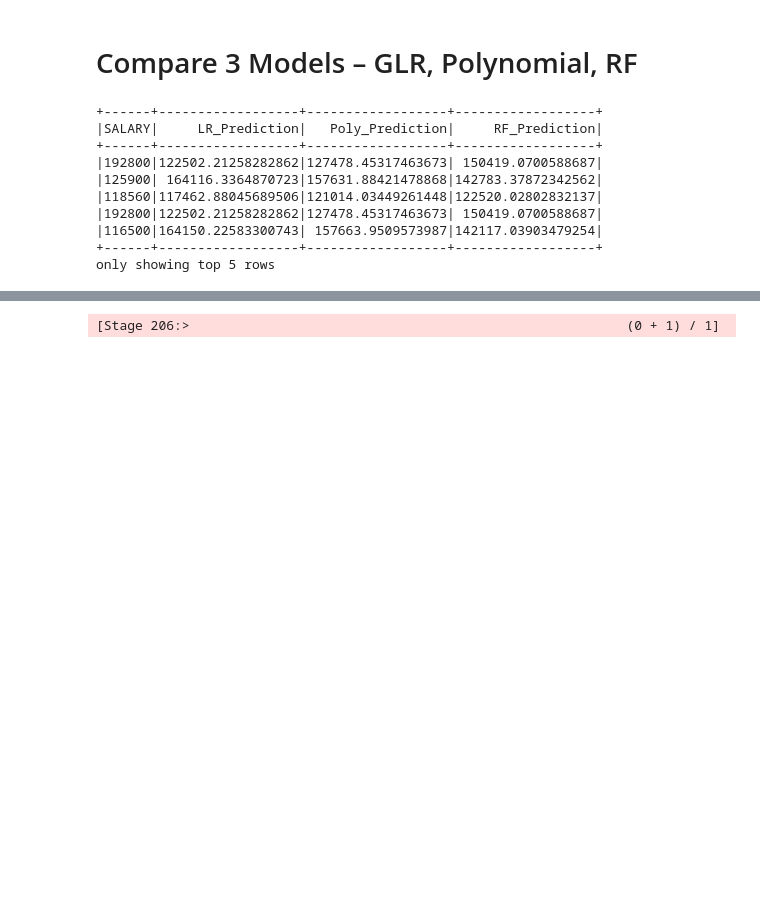
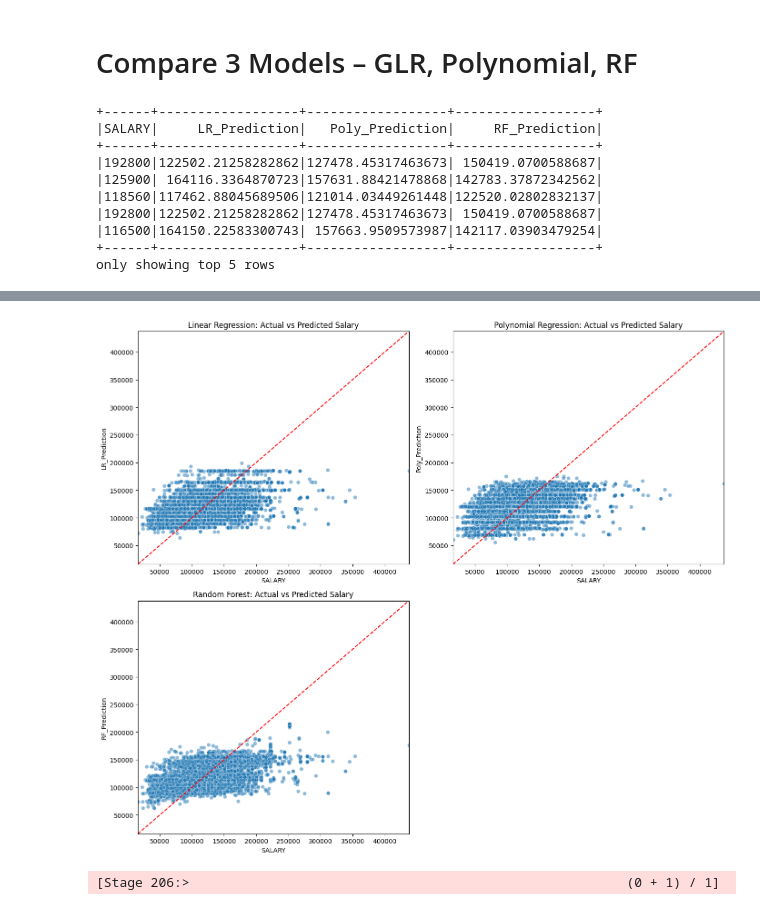
Before and after one commit to met-ad-688/assignment-04-ryanmt1998, a Jupyter notebook: assignment04-ryanmt1998.ipynb, the cells around one changed output, grey strips where cells are left out. Drawn from its saved outputs; the diff is of its cells as text; code cells hidden in the pictures; blank space fills up the shorter version.

Commit message:
created scatter plots to visualize relationships predicted and actual salaries for each model in assignment04-ryanmt1998.ipynb

```diff
--- a/assignment04-ryanmt1998.ipynb
+++ b/assignment04-ryanmt1998.ipynb
@@ -565,3 +558,50 @@ import pandas as pd
+# %%
+# A 2x2 grid plot comparing the actual vs. predicted values for each model.
+# Use seaborn
+import matplotlib.pyplot as plt
+import seaborn as sns
+import pandas as pd
+
+
+
+# Pandas
+preds_pd = combined_predictions.toPandas()
+
+# Common Axis Limits
+min_val = preds_pd["SALARY"].min()
+max_val = preds_pd["SALARY"].max()
+
+fig, axes = plt.subplots(2, 2, figsize=(14, 12))
+
+#plot linear regression
+sns.scatterplot(ax=axes[0, 0], x="SALARY", y="LR_Prediction", data=preds_pd, alpha=0.5)
+axes[0, 0].plot([min_val, max_val], [min_val, max_val], 'r--')
+axes[0, 0].set_title("Linear Regression: Actual vs Predicted Salary")
+axes[0, 0].set_xlim(min_val, max_val)
+axes[0, 0].set_ylim(min_val, max_val)
+
+#plot polynomial regression
+sns.scatterplot(ax=axes[0, 1], x="SALARY", y="Poly_Prediction", data=preds_pd, alpha=0.5)
+axes[0, 1].plot([min_val, max_val], [min_val, max_val], 'r--')
+axes[0, 1].set_title("Polynomial Regression: Actual vs Predicted Salary")
+axes[0, 1].set_xlim(min_val, max_val)
+axes[0, 1].set_ylim(min_val, max_val)
+
+#plot random forest
+sns.scatterplot(ax=axes[1, 0], x="SALARY", y="RF_Prediction", data=preds_pd, alpha=0.5)
+axes[1, 0].plot([min_val, max_val], [min_val, max_val], 'r--')
+axes[1, 0].set_title("Random Forest: Actual vs Predicted Salary")
+axes[1, 0].set_xlim(min_val, max_val)
+axes[1, 0].set_ylim(min_val, max_val)
+
+#Hide unused subplot
+axes[1, 1].axis('off')
+
+plt.tight_layout()
+plt.savefig('output/model_Predictions_V_Actuals_For_Each_Model.png')
+plt.show()
+# %% [output]
+[figure, added]
 # %%
 # Calculating RMSE for each model
 from pyspark.ml.evaluation import RegressionEvaluator
```
Also changed, not shown: parts of 1 cell of this notebook, 1 other file.
